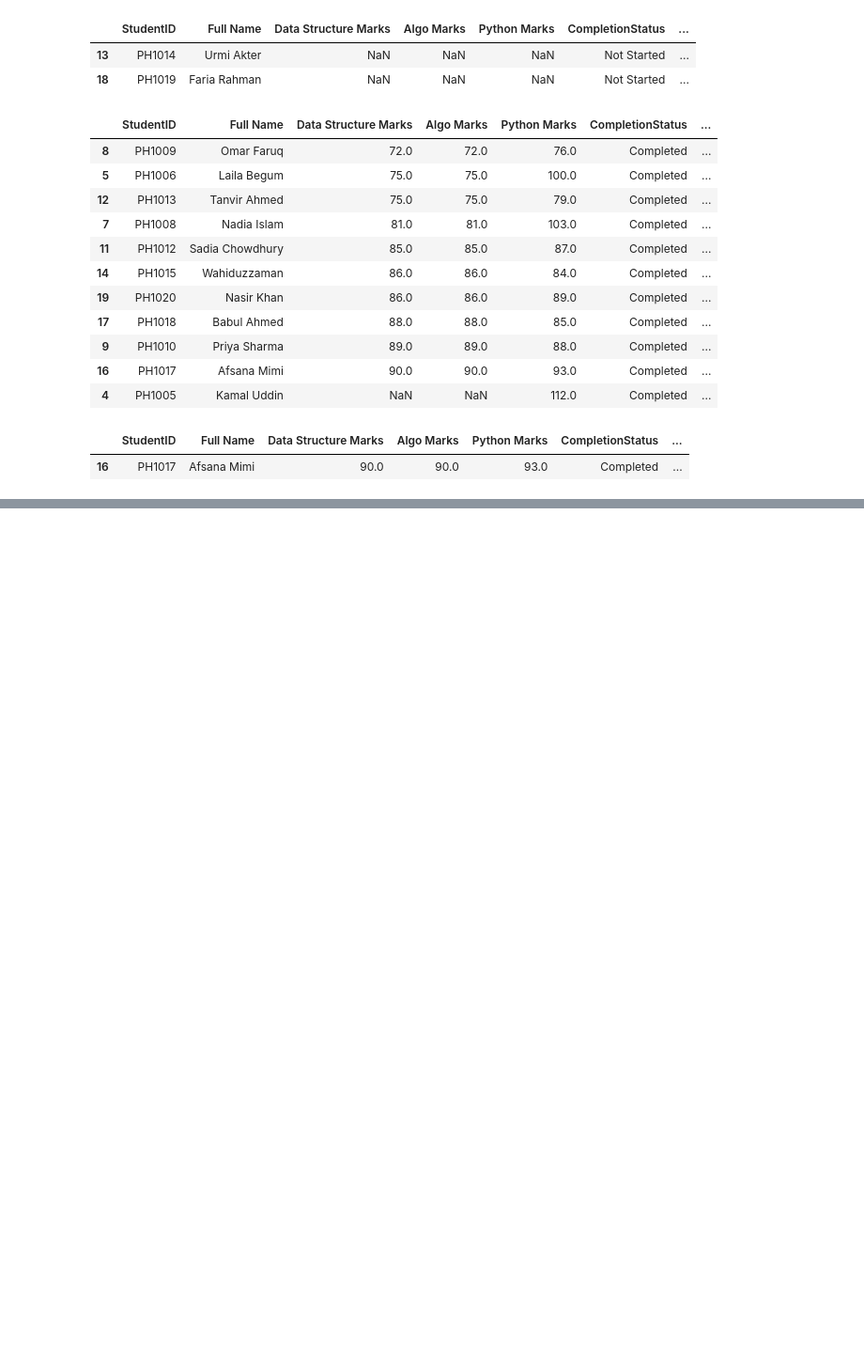
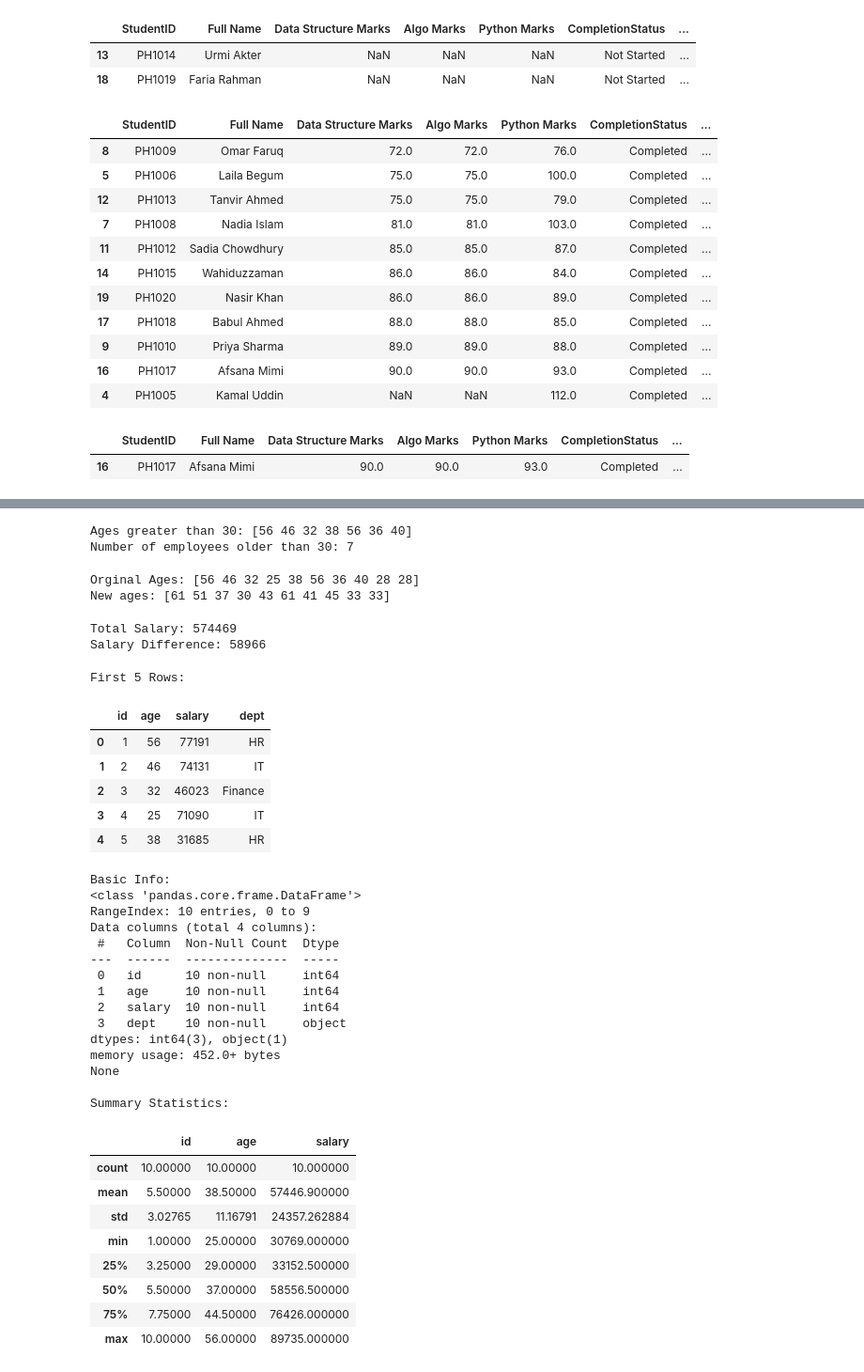
Before and after one commit to rabeyanoor/AI-ML, a Jupyter notebook: Week-3/Module_12.ipynb, the cells around one changed output, grey strips where cells are left out. Shown at 94% size. Saved outputs shown, nothing was run; the diff lists cells and outputs as text; code cells hidden in the pictures; blank space fills up the shorter version.

```diff
--- a/Week-3/Module_12.ipynb
+++ b/Week-3/Module_12.ipynb
@@ -1006,0 +1070,75 @@ def big_countries(world: pd.DataFrame) -> pd.DataFrame:
+# %%
+# Filter
+older_than_30 =ages[ages>30]
+print("Ages greater than 30:", older_than_30)
+
+#count
+count_older = np.sum(ages>30)
+print("Number of employees older than 30:",count_older)
+# %% [output]
+Ages greater than 30: [56 46 32 38 56 36 40]
+Number of employees older than 30: 7
+# %%
+new_ages= ages+5
+
+print("Orginal Ages:", ages)
+print("New ages:",new_ages)
+# %% [output]
+Orginal Ages: [56 46 32 25 38 56 36 40 28 28]
+New ages: [61 51 37 30 43 61 41 45 33 33]
+# %%
+
+total_salary=np.sum(salaries)
+print("Total Salary:",total_salary)
+
+salary_difference=np.max(salaries)-np.min(salaries)
+print("Salary Difference:",salary_difference)
+# %% [output]
+Total Salary: 574469
+Salary Difference: 58966
+# %%
+import pandas as pd
+
+# Load the CSV file
+df=pd.read_csv("employees.csv")
+
+print("First 5 Rows:")
+display(df.head())
+
+print("\nBasic Info:")
+print(df.info())
+
+print("\nSummary Statistics:")
+display(df.describe())
+# %% [output]
+First 5 Rows:
+|  | id | age | salary | dept |
+| 0 | 1 | 56 | 77191 | HR |
+| 1 | 2 | 46 | 74131 | IT |
+| 2 | 3 | 32 | 46023 | Finance |
+| 3 | 4 | 25 | 71090 | IT |
+| 4 | 5 | 38 | 31685 | HR |
+Basic Info:
+<class 'pandas.core.frame.DataFrame'>
+RangeIndex: 10 entries, 0 to 9
+Data columns (total 4 columns):
+ #   Column  Non-Null Count  Dtype
+---  ------  --------------  -----
+ 0   id      10 non-null     int64
+ 1   age     10 non-null     int64
+ 2   salary  10 non-null     int64
+ 3   dept    10 non-null     object
+dtypes: int64(3), object(1)
+memory usage: 452.0+ bytes
+None
+
+Summary Statistics:
+|  | id | age | salary |
+| count | 10.00000 | 10.00000 | 10.000000 |
+| mean | 5.50000 | 38.50000 | 57446.900000 |
+| std | 3.02765 | 11.16791 | 24357.262884 |
+| min | 1.00000 | 25.00000 | 30769.000000 |
+| 25% | 3.25000 | 29.00000 | 33152.500000 |
+| 50% | 5.50000 | 37.00000 | 58556.500000 |
+| 75% | 7.75000 | 44.50000 | 76426.000000 |
+| max | 10.00000 | 56.00000 | 89735.000000 |
```
Also changed, not shown: parts of 8 cells of this notebook, 1 other file.
